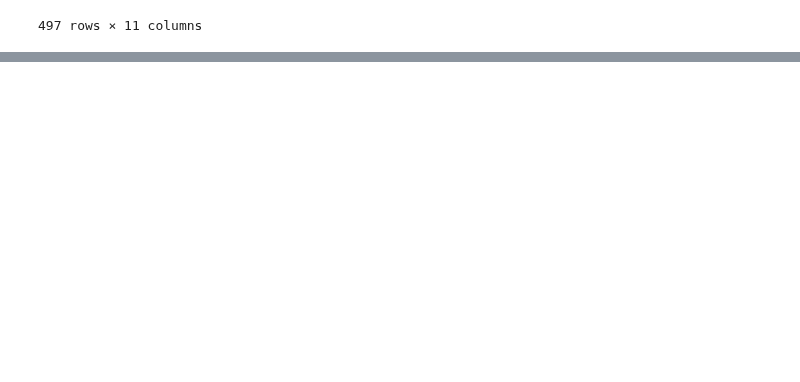
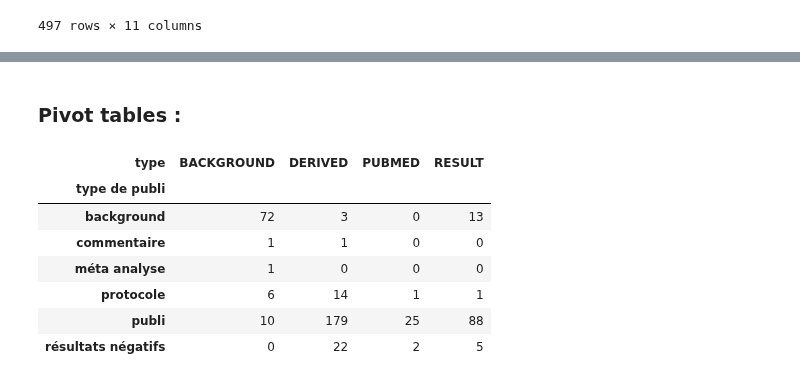
Before and after one commit to Inserm-IST/BSO-Inserm-Sante, a Jupyter notebook: 03_traitement_manuel_donnees_sante.ipynb, the cells around one changed output, grey strips where cells are left out. Saved outputs shown, nothing was run; the diff lists cells and outputs as text; code cells hidden in the pictures; blank space fills up the shorter version.

```diff
--- a/03_traitement_manuel_donnees_sante.ipynb
+++ b/03_traitement_manuel_donnees_sante.ipynb
@@ -387,0 +418,20 @@ df_from_excel.duplicated(subset = 'pmid').value_counts()
+# %% [markdown]
+### Pivot tables :
+# %%
+df_correlation = pd.pivot_table(
+    df_from_excel_corrected,
+    index='type de publi',
+    columns='type',
+    aggfunc='size',
+    observed=False,
+)
+df_correlation
+# %% [output]
+| type | BACKGROUND | DERIVED | PUBMED | RESULT |
+| type de publi |  |  |  |  |
+| background | 72 | 3 | 0 | 13 |
+| commentaire | 1 | 1 | 0 | 0 |
+| méta analyse | 1 | 0 | 0 | 0 |
+| protocole | 6 | 14 | 1 | 1 |
+| publi | 10 | 179 | 25 | 88 |
+| résultats négatifs | 0 | 22 | 2 | 5 |
```
Also changed, not shown: parts of 28 cells of this notebook, 1 other file.
